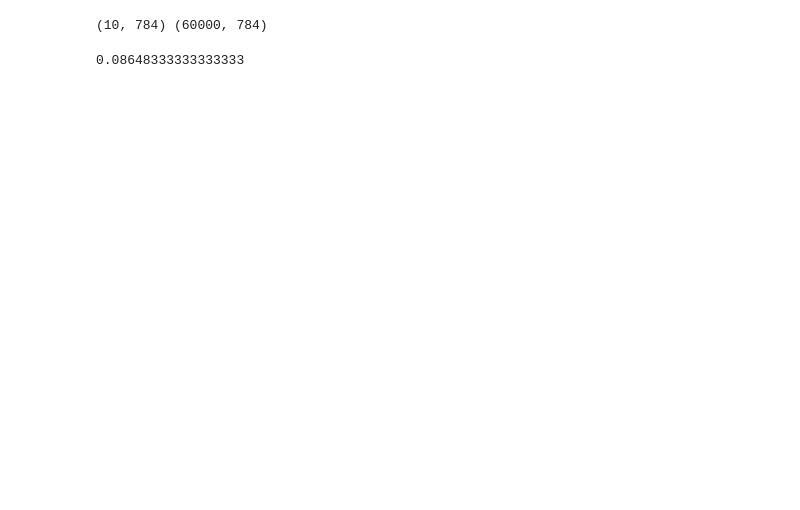
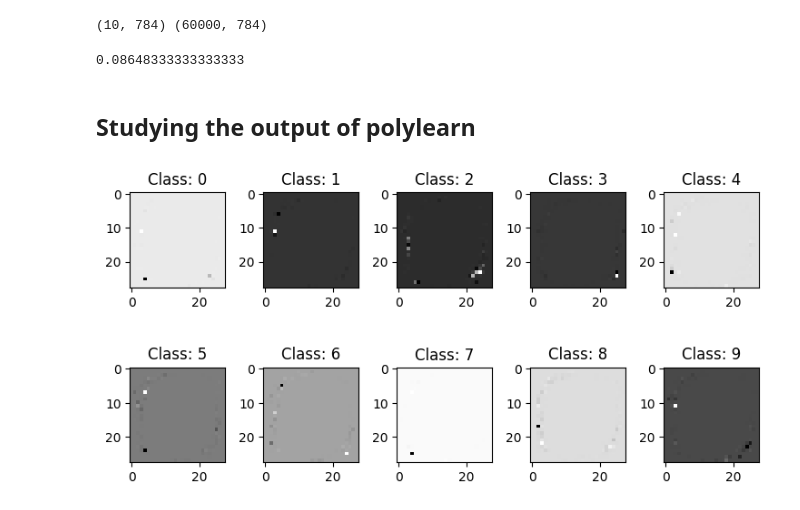
Before and after one commit to aurelienwaite/reverse_search_experiments, a Jupyter notebook: mnist/mnist.ipynb, the cells around one changed output. Cells and saved outputs as stored; diff of their text form; code cells hidden in the pictures; blank space fills up the shorter version.

```diff
--- a/mnist/mnist.ipynb
+++ b/mnist/mnist.ipynb
@@ -24,6 +24,24 @@ import pyarrow.parquet as pq
 from scipy import sparse
 import matplotlib.pyplot as plt
 %matplotlib inline
+# %%
+def plot_params(test_params):
+    num_row = 2
+    num_col = 5
+    num = 10
+    dim = 28
+    length = dim * dim
+
+    # plot images
+    fig, axes = plt.subplots(num_row, num_col, figsize=(1.5*num_col,2*num_row))
+    for i in range(num):
+        ax = axes[i//num_col, i%num_col]
+        img = test_params[i*length:(i+1)*length]
+        img = img.reshape((dim, dim))
+        ax.imshow(img, cmap='gray')
+        ax.set_title('Class: {}'.format(i))
+    plt.tight_layout()
+    plt.show()
 # %%
 mndata = MNIST("/Users/rorywaite/code/polylearn/mnist_rs/data")
 images, labels = mndata.load_training()
@@ -260,3 +279,11 @@ pq.write_table(polytope_table, "mnist_iter2.parquet")
 # print(inputs[0])
 # with open("mnist.json", "wt") as out_file:
 #     json.dump(inputs, out_file, indent=2)
+# %% [markdown]
+## Studying the output of polylearn
+# %%
+with open("exp7/params.txt") as params_file:
+    learnt_params = np.array([json.loads(line) for line in params_file])
+plot_params(learnt_params[-1])
+# %% [output]
+[figure, added]
```
Also changed, not shown: parts of 8 cells of this notebook, 2 other files.
